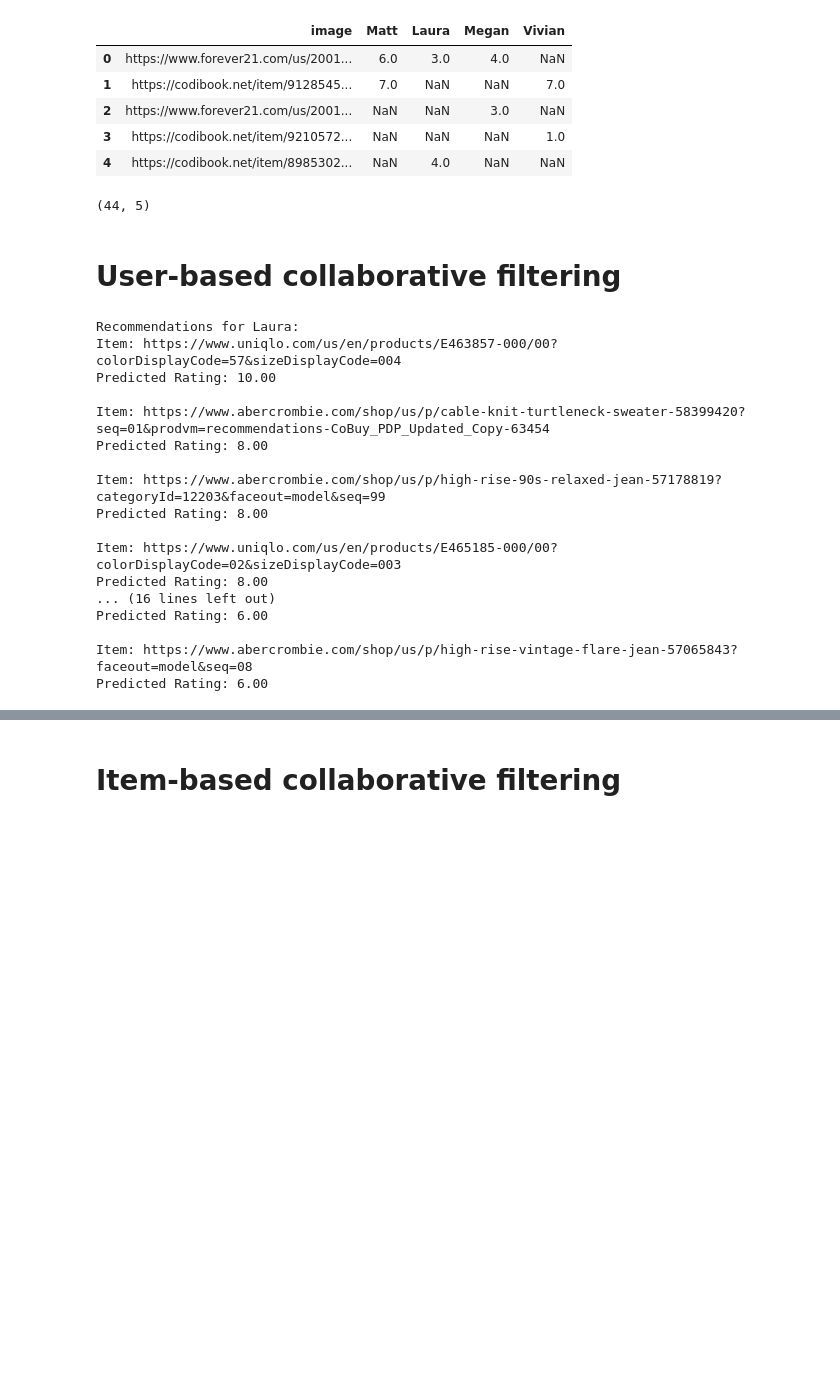
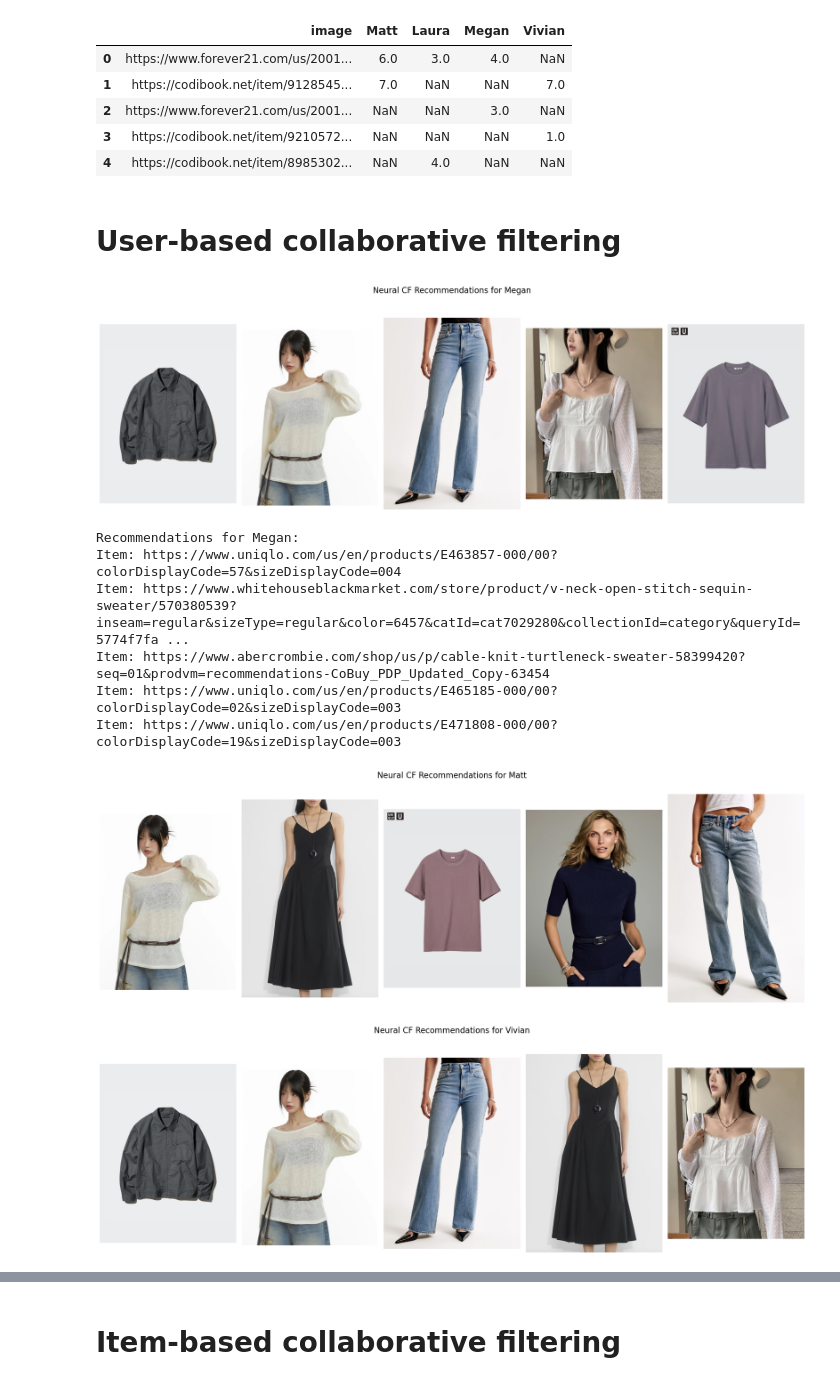
Before and after one commit to kuomat/STAT-4830-vllm-project, a Jupyter notebook: notebooks/ncf.ipynb, the cells around one changed output, grey strips where cells are left out. Drawn from its saved outputs; the diff is of its cells as text; code cells hidden in the pictures; blank space fills up the shorter version.

```diff
--- a/notebooks/ncf.ipynb
+++ b/notebooks/ncf.ipynb
@@ -20,7 +24,8 @@ data_df.head()
 | 2 | https://www.forever21.com/us/2001... | NaN | NaN | 3.0 | NaN |
 | 3 | https://codibook.net/item/9210572... | NaN | NaN | NaN | 1.0 |
 | 4 | https://codibook.net/item/8985302... | NaN | 4.0 | NaN | NaN |
-# %%
-data_df.shape
-# %% [output]
-(44, 5)
+# %%
+img_url_to_idx = {}
+for idx, row in data_df.iterrows():
+    img_url = row['image']
+    img_url_to_idx[img_url] = idx
@@ -38,61 +69,54 @@ user_similarity = pd.DataFrame(cosine_similarity(user_item_matrix_sparse.fillna(
                                columns=user_item_matrix.index)
 
 def get_user_recommendations(user, n_recommendations=5):
-    # Get similarity scores for the user
     user_sim_scores = user_similarity.loc[user]
-
-    # Get the most similar users (excluding the user themselves)
     similar_users = user_sim_scores.drop(user).sort_values(ascending=False)
 
-    # Get items that the user hasn't rated (i.e., NaN values)
     user_unrated = user_item_matrix.loc[user][user_item_matrix.loc[user].isna()].index
 
-    # Calculate predicted ratings
     recommendations = []
     for item in user_unrated:
         item_ratings = user_item_matrix[item]
 
-        # Filter out users who haven't rated the item (i.e., NaNs)
         rated_by_similar = item_ratings[similar_users.index].dropna()
         relevant_similarities = similar_users[rated_by_similar.index]
 
-        # Calculate weighted rating
         weighted_sum = (rated_by_similar * relevant_similarities).sum()
         similarity_sum = relevant_similarities.sum()
 
-        # Only calculate if similarity sum is non-zero
         if similarity_sum > 0:
             predicted_rating = weighted_sum / similarity_sum
             recommendations.append((item, predicted_rating))
 
     recommendations.sort(key=lambda x: x[1], reverse=True)
     return recommendations[:n_recommendations]
 
 
-laura_recommendations = get_user_recommendations('Laura')
-print("\nRecommendations for Laura:")
-for item, rating in laura_recommendations:
+megan_recommendations = get_user_recommendations('Megan')
+display_recommendations(megan_recommendations,
+                      "Neural CF Recommendations for Megan")
+print("\nRecommendations for Megan:")
+for item, rating in megan_recommendations:
     print(f"Item: {item}")
 
 matt_recommendations = get_user_recommendations('Matt')
-print("\nRecommendations for Matt:")
-for item, rating in matt_recommendations:
-    print(f"Item: {item}")
+display_recommendations(matt_recommendations,
+                      "Neural CF Recommendations for Matt")
+
+vivian_recommendations = get_user_recommendations('Vivian')
+display_recommendations(vivian_recommendations,
+                      "Neural CF Recommendations for Vivian")
+
+vivian_recommendations = get_user_recommendations('Laura')
+display_recommendations(vivian_recommendations,
+                      "Neural CF Recommendations for Laura")
 # %% [output]
+[figure, added]
-Recommendations for Laura:
+Recommendations for Megan:
 Item: https://www.uniqlo.com/us/en/products/E463857-000/00?colorDisplayCode=57&sizeDisplayCode=004
-Predicted Rating: 10.00
-
+Item: https://www.whitehouseblackmarket.com/store/product/v-neck-open-stitch-sequin-sweater/570380539?inseam=regular&sizeType=regular&color=6457&catId=cat7029280&collectionId=category&queryId=5774f7fa ...
 Item: https://www.abercrombie.com/shop/us/p/cable-knit-turtleneck-sweater-58399420?seq=01&prodvm=recommendations-CoBuy_PDP_Updated_Copy-63454
-Predicted Rating: 8.00
-
-Item: https://www.abercrombie.com/shop/us/p/high-rise-90s-relaxed-jean-57178819?categoryId=12203&faceout=model&seq=99
-Predicted Rating: 8.00
-
 Item: https://www.uniqlo.com/us/en/products/E465185-000/00?colorDisplayCode=02&sizeDisplayCode=003
-Predicted Rating: 8.00
-... (16 lines left out)
-Predicted Rating: 6.00
-
-Item: https://www.abercrombie.com/shop/us/p/high-rise-vintage-flare-jean-57065843?faceout=model&seq=08
-Predicted Rating: 6.00
+Item: https://www.uniqlo.com/us/en/products/E471808-000/00?colorDisplayCode=19&sizeDisplayCode=003
+[figure, added]
+[figure, added]
```
Also changed, not shown: parts of 4 cells of this notebook.
